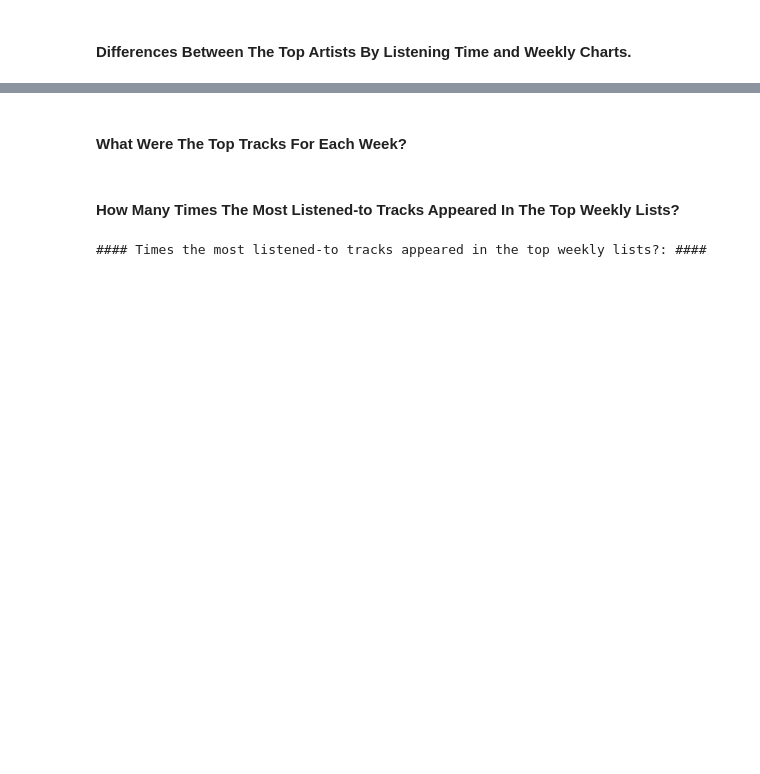
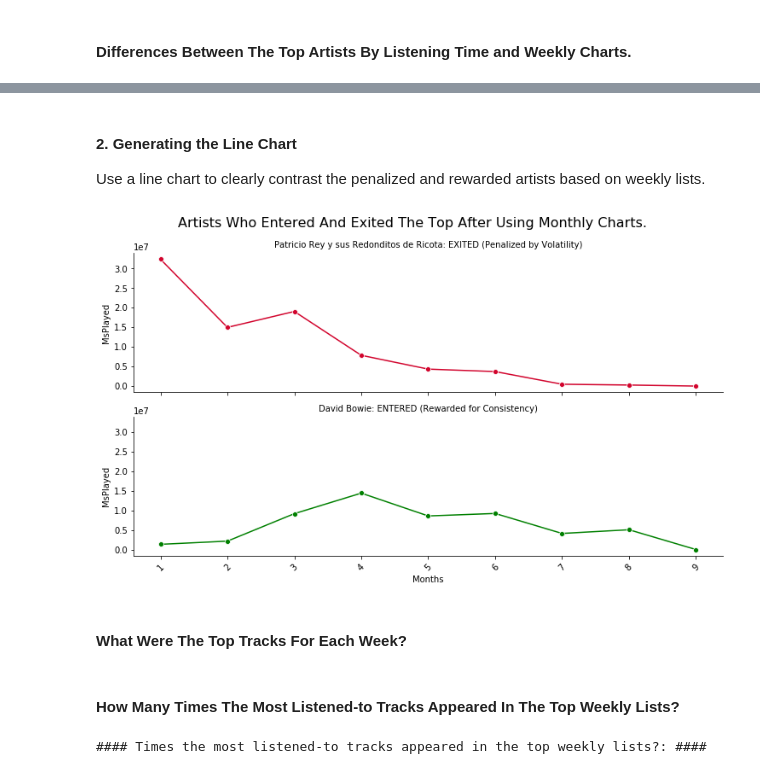
Before and after one commit to Garridot/spotify-wrapped-detailed, a Jupyter notebook: analysis.ipynb, the cells around one changed output, grey strips where cells are left out. Drawn from its saved outputs; the diff is of its cells as text; code cells hidden in the pictures; blank space fills up the shorter version.

```diff
--- a/analysis.ipynb
+++ b/analysis.ipynb
@@ -437,3 +446,77 @@ Artists that ENTERED (Rewarded for Weekly Consistency): ['John Lennon', 'David B
+# %%
+artists_to_plot = artists_exit + artists_enter
+
+# 1. Get a list of all unique months
+all_months = df['month'].astype(str).unique().tolist()
+agg_artists_monthly['month'] = agg_artists_monthly['month'].astype(str)
+
+# 2. Create a DataFrame with all combinations of top artists and months
+full_grid = pd.DataFrame(product(all_months, artists_to_plot), columns=['month', 'artistName'])
+
+# 3. Left merge the full grid with the monthly data
+top_artists_monthly_recorded = pd.merge(full_grid, agg_artists_monthly, on=['month', 'artistName'], how='left')
+
+# 4. Fill NaN values with 0
+top_artists_monthly_recorded['msPlayed'] = top_artists_monthly_recorded['msPlayed'].fillna(0)
+# %% [markdown]
+#### **2. Generating the Line Chart**
+Use a line chart to clearly contrast the penalized and rewarded artists based on weekly lists.
+# %%
+# Create a helper column to indicate the status (EXITED/ENTERED) for sorting purposes.
+def get_classification(artist):
+    if artist in artists_exit:
+        return "EXITED"
+    elif artist in artists_enter:
+        return "ENTERED"
+    return "N/A"
+
+top_artists_monthly_recorded['classification'] = top_artists_monthly_recorded['artistName'].apply(get_classification)
+
+# Add a column for the facet_title
+top_artists_monthly_recorded['facet_title'] = (
+    top_artists_monthly_recorded['artistName'].astype(str) +
+    ': ' +
+    top_artists_monthly_recorded['classification'] +
+    top_artists_monthly_recorded['classification'].apply(lambda x: ' (Penalized by Volatility)' if x == 'EXITED' else ' (Rewarded for Consistency)')
+)
+
+custom_palette = {
+    'EXITED': '#D2042D',
+    'ENTERED': '#008000'
+}
+
+# Plotting the data
+g = snsv.relplot(
+    data=top_artists_monthly_recorded,
+    x='month',
+    y='msPlayed',
+    col='facet_title',
+    hue='classification',
+    palette=custom_palette,
+    kind='line',
+    marker='o',
+    col_wrap=1,         # Display one graphic per row to optimize space.
+    height=3,           # The height of each subplot.
+    aspect=3
+)
+
+# Adjust the titles and labels for clarity.
+g.set_axis_labels("Months", "MsPlayed")
+g.set_titles("{col_name}")
+plt.suptitle("Artists Who Entered And Exited The Top After Using Monthly Charts.", y=1.02, fontsize=16)
+
+# Set up the X-axis for each subchart.
+for ax in g.axes.flat:
+    # Make sure that the ticks represent complete week numbers.
+    ax.set_xticks(sorted(top_artists_monthly_recorded['month'].unique()))
+    ax.tick_params(axis='x', rotation=45)
+
+g._legend.remove()
+
+plt.tight_layout(rect=[0, 0, 1, 0.98])
+plt.show()
+# %% [output]
+[figure, added]
 # %% [markdown]
 #### **What Were The Top Tracks For Each Week?**
 # %%
```
Also changed, not shown: parts of 13 cells of this notebook.
